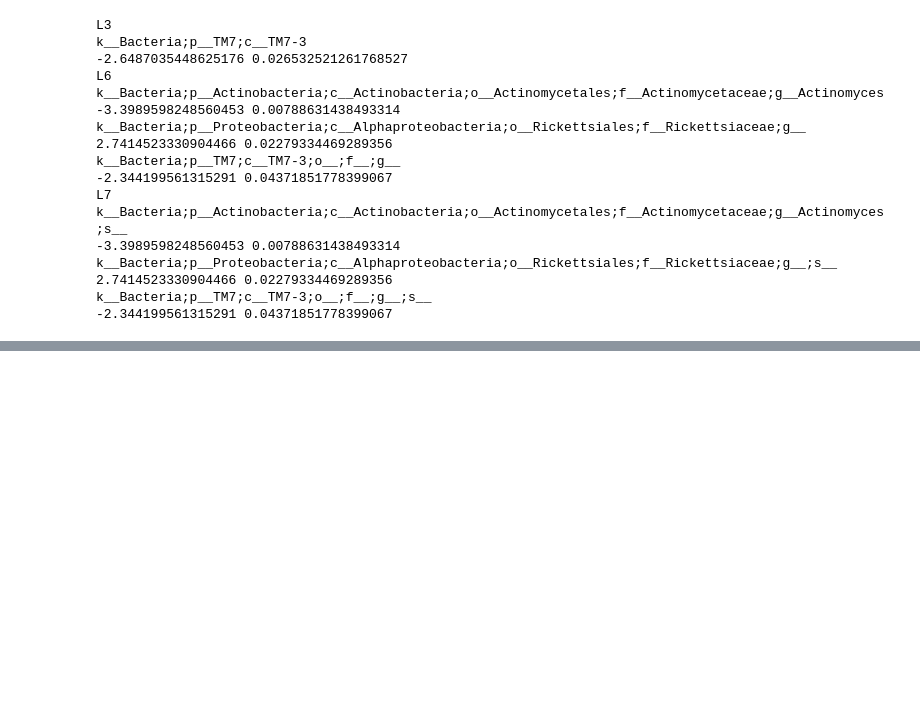
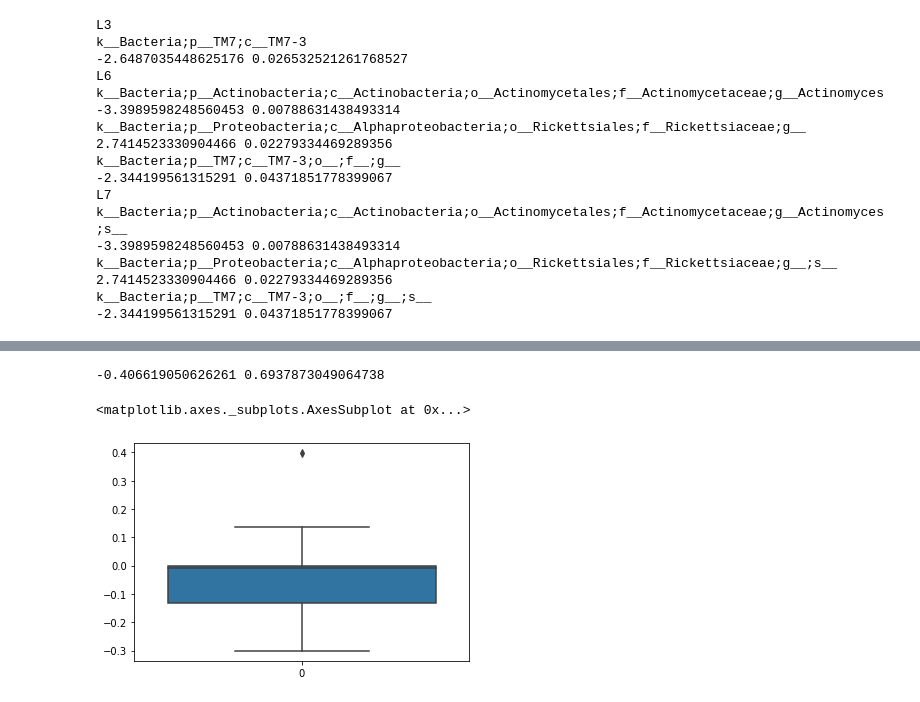
Before and after one commit to kbpi314/twinsra, a Jupyter notebook: code/twinsra_v0_10k.ipynb, the cells around one changed output, grey strips where cells are left out. Drawn from its saved outputs; the diff is of its cells as text; code cells hidden in the pictures; blank space fills up the shorter version.

```diff
--- a/code/twinsra_v0_10k.ipynb
+++ b/code/twinsra_v0_10k.ipynb
@@ -302,0 +302,17 @@ array(['Unassigned;__;__', 'k__Archaea;__;__',
+# %%
+# where is our prevotella friend
+x = 'k__Bacteria;p__Bacteroidetes;c__Bacteroidia;o__Bacteroidales;f__Prevotellaceae;g__Prevotella'#;s__copri'
+
+# values
+diffs = Lx_to_diffs['L6'][x]
+
+# one-sided t-test, n.s.; RA-UA values
+t, p = scipy.stats.ttest_1samp(diffs,popmean=0)
+print(t, p)
+
+# boxplot
+sns.boxplot(data=diffs)
+# %% [output]
+-0.406619050626261 0.6937873049064738
+<matplotlib.axes._subplots.AxesSubplot at 0x...>
+[figure, added]
```
Also changed, not shown: parts of 11 cells of this notebook.
